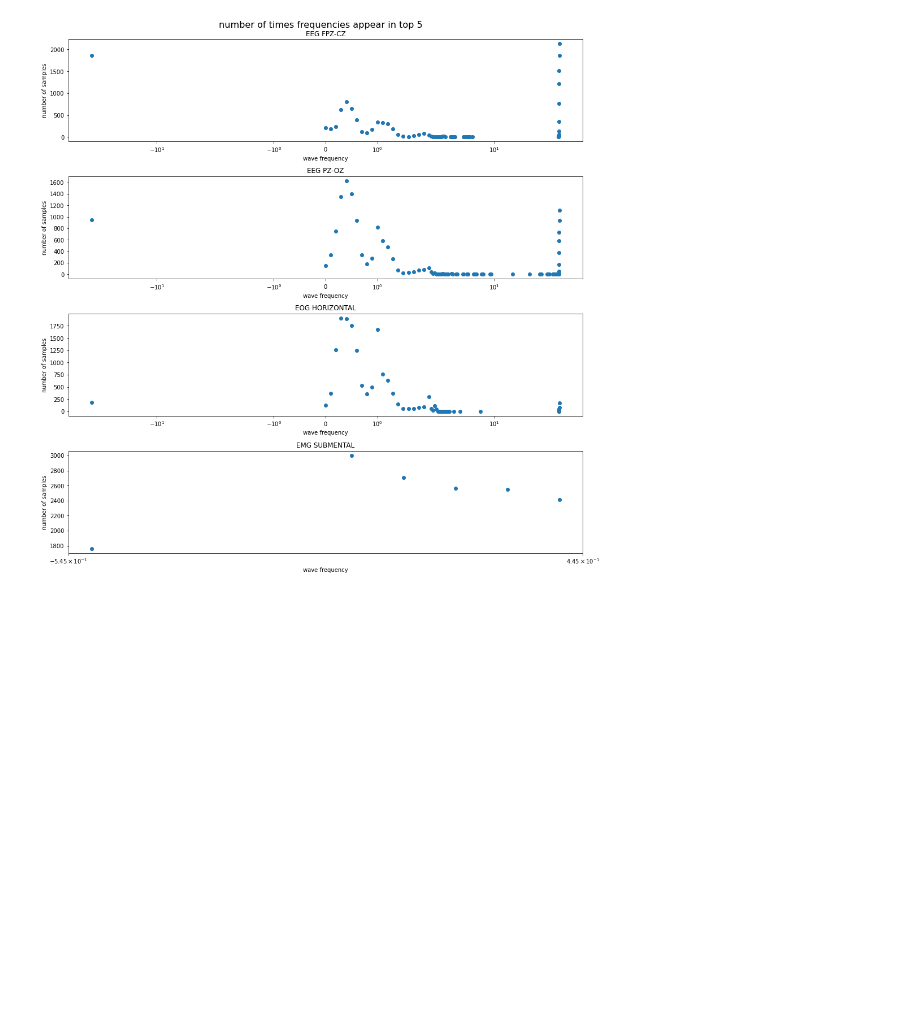
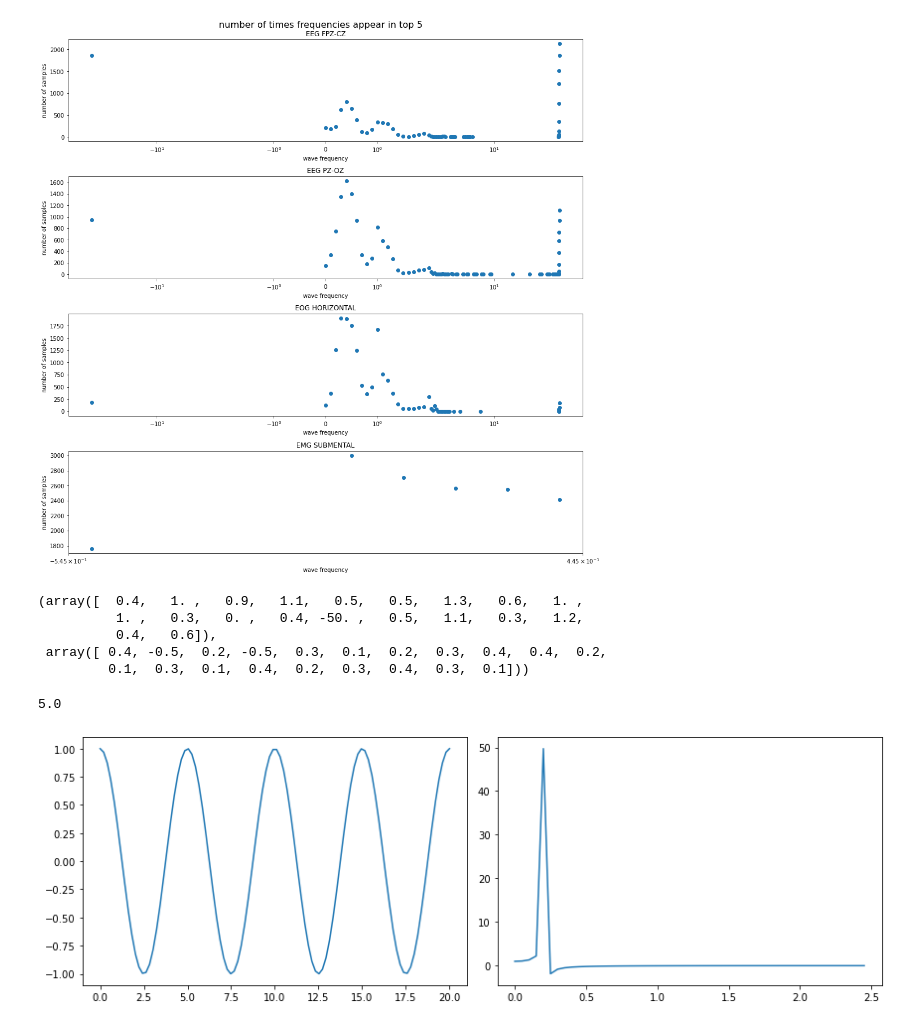
Before and after one commit to btrendler/v3_project_winter, a Jupyter notebook: nathan.ipynb, the cells around one changed output. Drawn from its saved outputs; the diff is of its cells as text; code cells hidden in the pictures; blank space fills up the shorter version.

```diff
--- a/nathan.ipynb
+++ b/nathan.ipynb
@@ -184,3 +184,53 @@ fig.tight_layout()
 fig.show()
 # %% [output]
 [figure]
+# %%
+slice[:20, 0], slice[:20, 16]
+# %% [output]
+(array([  0.4,   1. ,   0.9,   1.1,   0.5,   0.5,   1.3,   0.6,   1. ,
+          1. ,   0.3,   0. ,   0.4, -50. ,   0.5,   1.1,   0.3,   1.2,
+          0.4,   0.6]),
+ array([ 0.4, -0.5,  0.2, -0.5,  0.3,  0.1,  0.2,  0.3,  0.4,  0.4,  0.2,
+         0.1,  0.3,  0.1,  0.4,  0.2,  0.3,  0.4,  0.3,  0.1]))
+# %%
+from scipy.fft import fft, fftfreq
+
+π = np.pi
+# %%
+period = np.array([5])
+f = lambda t: np.sum(np.cos(2*π/period[:, np.newaxis] * t), axis=0)
+
+t0, tf = 0, 20
+tn = 100
+tls = np.linspace(t0, tf, tn)
+
+sample_freq = (tf - t0)/tn
+
+samples = f(tls)
+
+fig, axs = plt.subplots(1, 2, figsize=(12, 4))
+
+ax = axs[0]
+ax.plot(tls, samples)
+
+ax = axs[1]
+amps = np.real(fft(samples))
+freqs = fftfreq(tn, sample_freq)
+# amps = np.concatenate((amps[tn//2:], amps[:tn//2]))
+# freqs = np.concatenate((freqs[tn//2:], freqs[:tn//2]))
+
+ax.plot(freqs[:tn//2], amps[:tn//2])
+
+fig.tight_layout()
+fig.show()
+
+i = 6
+np.stack((amps[:i], freqs[:i]))
+
+1 / freqs[amps.argmax()]
+
+# So using fftfreq (correctly) gets us the frequencies corresponding to the fft amplitutde outputs.
+# TODO: Check the output of fftfreq on the 100 Hz and 1 Hz channels, over the 10-second (?) intervals
+# %% [output]
+5.0
+[figure, added]
```
